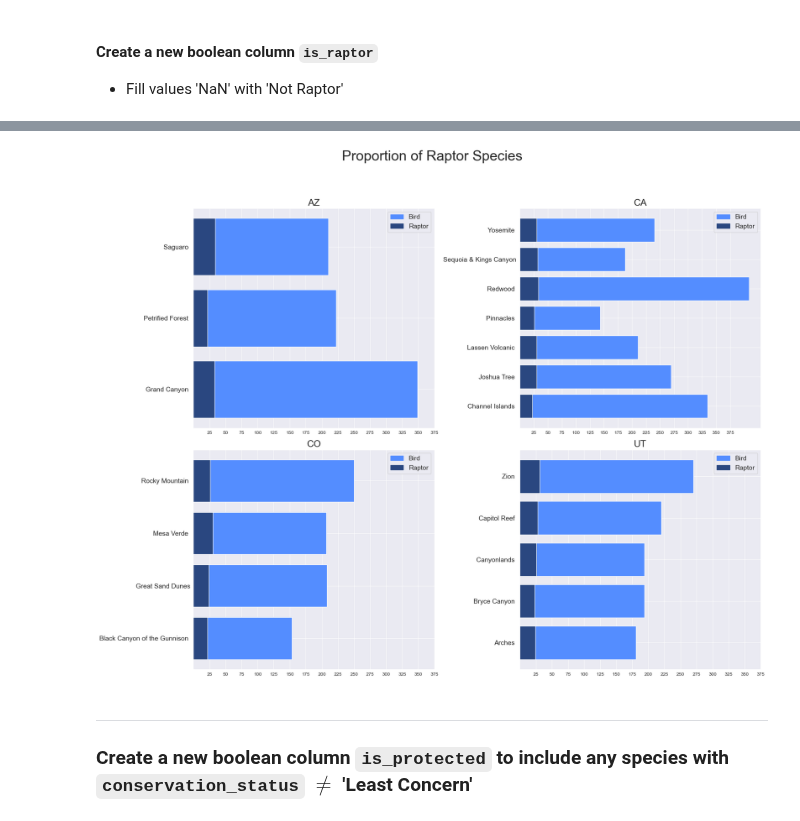
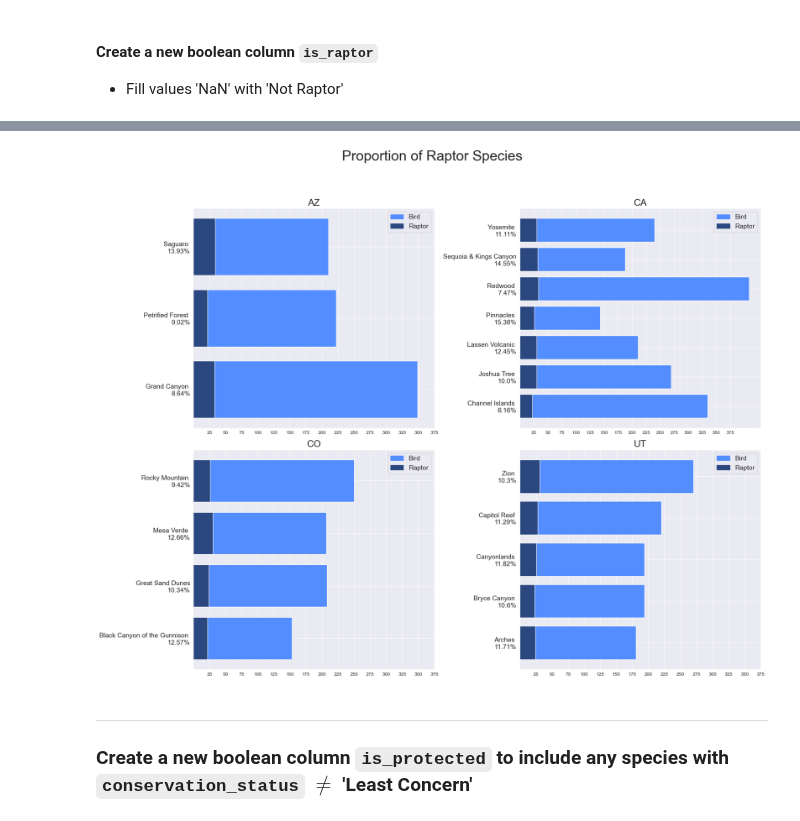
Before and after one commit to pineapple-bois/Biodiversity-In-National-Parks-Real-World, a Jupyter notebook: analysis.ipynb, the cells around one changed output, grey strips where cells are left out. Cells and saved outputs as stored; diff of their text form; code cells hidden in the pictures.

```diff
--- a/analysis.ipynb
+++ b/analysis.ipynb
@@ -455,0 +423,10 @@ park_area_df = park_area_df.sorted
+# %%
+print(states_list)
+state_colours = ['#b3e2cd','#fdcdac','#cbd5e8','#f4cae4','#e6f5c9','#fff2ae','#f1e2cc']
+state_colour = {}
+for state in states_list:
+    for colour in state_colours:
+        state_colour[state] = colour
+        state_colours.remove(colour)
+        break
+print(f"\nThe resulting dictionary is: \n{state_colour}")
@@ -455,0 +438,16 @@ park_area_df = park_area_df.sorted
+# %%
+# legend colours
+handles_three = [mpatches.Patch(color=colour, label=label) for label, colour in state_colour.items()]
+# bar colours with lambda function
+colour = park_area_df['state'].apply(lambda x: state_colour[x])
+
+plt.figure(figsize=(20,15))
+plt.title('National Park Areas', fontsize=26)
+plt.barh(y=park_area_df.park_name, width=park_area_df.hectares, color=colour)
+plt.yticks(rotation=0, fontsize=16)
+plt.xticks(np.arange(0,550,50), fontsize=12)
+plt.xlabel(f'$\\times 10^{3}$ Hectares', fontsize=16)
+plt.legend(handles=handles_three, fontsize=16)
+plt.grid(True)
+
+plt.show()
@@ -475,7 +477,7 @@ parks_prey_counts = sw_birds_df.groupby(['state', 'park_name', 'is_raptor'])\
 parks_prey_counts.columns = ['state', 'park_name', 'not_raptor', 'raptor']
 
 percentage2 = round(parks_prey_counts.raptor / (parks_prey_counts.raptor + parks_prey_counts.not_raptor) * 100, 2)
-parks_prey_counts['%age_raptor'] = percentage2
+parks_prey_counts['percentage_raptor'] = percentage2
 
 # Split 'park_name' in this dataframe to remove 'National Park'
 parks_prey_counts['park_name'] = parks_prey_counts['park_name'].apply(lambda x: x[:-13] if x.endswith(" National Park") else x)
@@ -483,5 +485,5 @@ parks_prey_counts['park_name'] = parks_prey_counts['park_name'].apply(lambda x:
 parks_prey_counts.at[8, 'park_name'] = 'Sequoia & Kings Canyon'
 parks_prey_counts.at[11, 'park_name'] = 'Great Sand Dunes'
 
-parks_prey_counts
+parks_prey_counts.head()
 # %% [output]
@@ -505,28 +496,32 @@ parks_prey_counts
 # %%
 # Plotting only states with more than 2 National Parks.
 # Defining a new states_list with above criteria
 colours = {'Bird': '#548DFF', 'Raptor': '#2A4780'}
 handles = [mpatches.Patch(color=colour, label=label) for label, colour in colours.items()]
 
 plt.figure(figsize=(20,15))
 plt.suptitle('Proportion of Raptor Species', fontsize=30, y=1.05)
 for i, state in enumerate(states_list_short):
     data = pd.DataFrame(parks_prey_counts[parks_prey_counts['state'] == state])
+    age_protected = data['percentage_raptor'].values
     plt.subplot(2,2,(i+1))
     plt.title(state, fontsize=20)
     plt.barh(y=data.park_name, width=data.not_raptor, color='#548DFF')
-    bars = plt.barh(y=data.park_name, width=data.raptor, color='#2A4780')
-    data = data.reset_index(drop=True)
-    plt.yticks(rotation=0, fontsize=14)
+    plt.barh(y=data.park_name, width=data.raptor, color='#2A4780')
+    #plt.yticks(rotation=0, fontsize=14)
+    plt.yticks(np.arange(len(data)),
+               [f'{park}\n{age}%'
+                for park, age in zip(data.park_name, age_protected)],
+               rotation=0, fontsize=14)
     plt.xticks(np.arange(25,400,25))
     plt.legend(handles=handles, fontsize=14)
     plt.grid(True)
 
 plt.subplots_adjust(top=0.5)
 plt.tight_layout()
 plt.show()
 # %% [output]
-[figure, old version]
+[figure, new version]
 # %% [markdown]
 ----
 ### Create a new boolean column `is_protected` to include any species with `conservation_status` $\neq$ 'Least Concern'
```
Also changed, not shown: parts of 17 cells of this notebook.
